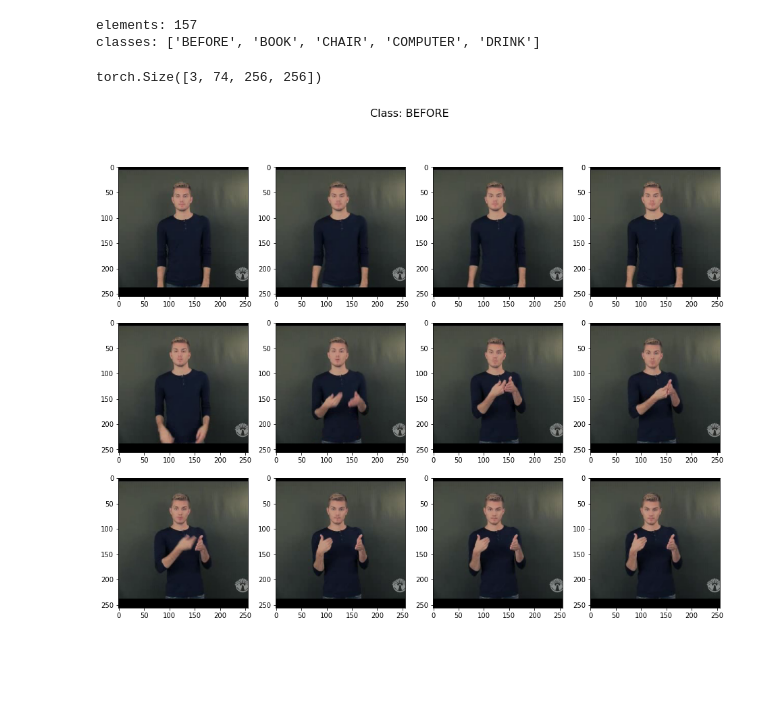
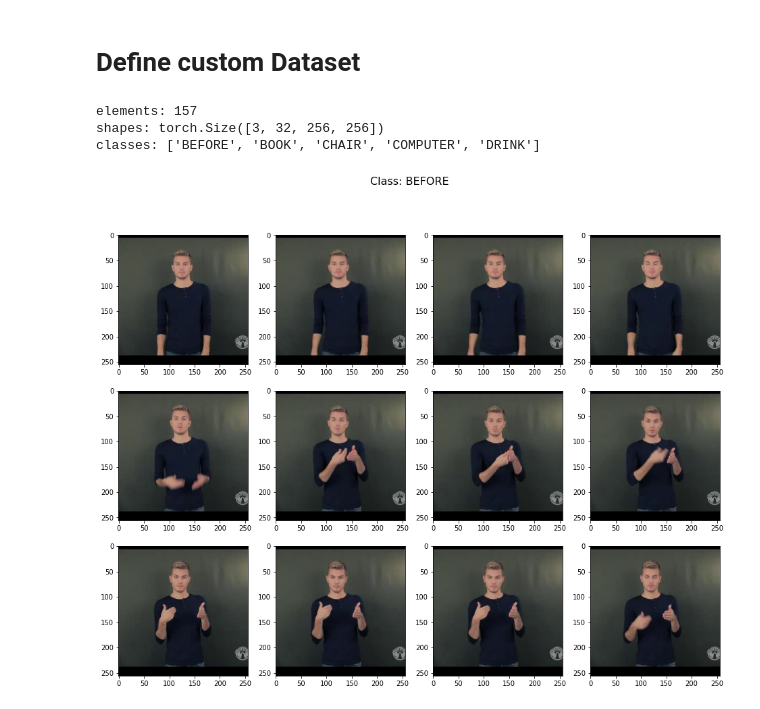
Before and after one commit to mizu-pumpkin/TFG2021, a Jupyter notebook: wlasl5/dataset.ipynb, the cells around one changed output. Saved outputs shown, nothing was run; the diff lists cells and outputs as text; code cells hidden in the pictures; blank space fills up the shorter version.

Commit message:
Trying out Conv3d for video classification

```diff
--- a/wlasl5/dataset.ipynb
+++ b/wlasl5/dataset.ipynb
@@ -11,6 +11,8 @@ import torchvision
 import torchvision.transforms as T
 import matplotlib
 import matplotlib.pyplot as plt
+# %% [markdown]
+# Define custom Dataset
 # %%
 import cv2 as cv
 
@@ -40,10 +58,19 @@ def video_to_tensor(path):
 # Define Dataset class
 class WLASLDataset(Dataset):
     """Class to load WLASL videos and labels."""
-    def __init__(self, csv_file, transforms=None):
+
+    def __init__(self, csv_file, transforms=None, frames_limit=0):
+        """
+        Args:
+            csv_file (string): The path to the csv_file
+            transforms: The transforms to apply to the videos
+            frames_limit (int): The number of frames that every video will have
+                                0 when I don't need to limit it
+        """
         self.dataframe = pd.read_csv(csv_file)
         self.classes = self.dataframe.label.unique().tolist()
         self.transforms = transforms
+        self.frames_limit = frames_limit
 
     def __len__(self):
         return len(self.dataframe)
@@ -52,38 +79,43 @@ class WLASLDataset(Dataset):
         if torch.is_tensor(index):
             index = index.tolist()
 
-        video = video_to_tensor(self.dataframe.iloc[index].path)
+        video = video_to_tensor(path = self.dataframe.iloc[index].path,
+                                frames_limit = self.frames_limit)
         if self.transforms:
             video = self.transforms(video)
 
         label = self.dataframe.iloc[index].label
-        #label = classes.index(label)
+        label = self.classes.index(label)
 
         return video, label
-
-dataset = WLASLDataset("./wlasl5.csv")
-print('elements: '+str(len(dataset)))
-print('classes: '+str(dataset.classes))
-# %% [output]
-elements: 157
-classes: ['BEFORE', 'BOOK', 'CHAIR', 'COMPUTER', 'DRINK']
+# %%
+# Load dataset
+dataset = WLASLDataset("./wlasl5.csv", frames_limit=32)
+
+print('elements:',len(dataset))
+print('shapes:',dataset[0][0].size())
+print('classes:',dataset.classes)
+# %% [output]
+elements: 157
+shapes: torch.Size([3, 32, 256, 256])
+classes: ['BEFORE', 'BOOK', 'CHAIR', 'COMPUTER', 'DRINK']
 # %%
+# Show example
 video, label = dataset[1]
-print(video.size())
-_,n_frames,_,_ = video.size()
+label = dataset.classes[label]
+n_frames = video.size()[1]
 
 n_row = 3
 n_col = 4
 r = n_row*n_col
-if r*4 > n_frames: r = int(n_frames / 4)
+multiplier = (int)(n_frames / r)
 
 plt.figure(figsize=(16,n_row*4))
 plt.suptitle('Class: '+label, fontsize=16)
 for i in range(r):
     plt.subplot(n_row,n_col,i+1)
-    frame = T.ToPILImage()(video[:, i*4, :, :])
+    frame = T.ToPILImage()(video[:, i*multiplier, :, :])
     plt.imshow(frame)
 plt.show()
 # %% [output]
-torch.Size([3, 74, 256, 256])
-[figure, old version]
+[figure, new version]
```
Also changed, not shown: parts of 23 cells of this notebook, 3 other files.
